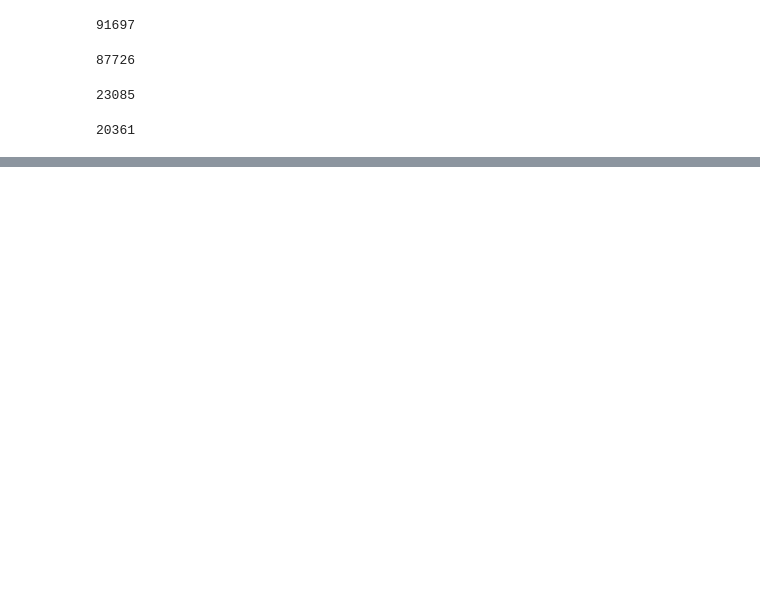
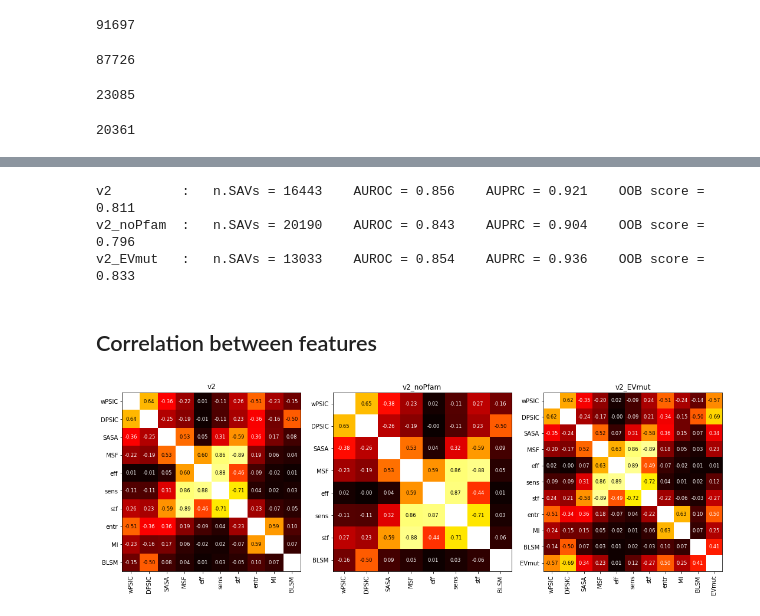
Before and after one commit to prody/rhapsody-tutorials, a Jupyter notebook: 01-RF_training/RF_training.ipynb, the cells around one changed output, grey strips where cells are left out. Drawn from its saved outputs; the diff is of its cells as text; code cells hidden in the pictures; blank space fills up the shorter version.

```diff
--- a/01-RF_training/RF_training.ipynb
+++ b/01-RF_training/RF_training.ipynb
@@ -43,0 +130,3 @@ from rhapsody import *
+# %%
+pph2_predictions = np.load('../00-Training_Dataset/data/PolyPhen2_predictions-ID.npy')
+pph2_predictions.dtype
@@ -43,0 +135,3 @@ from rhapsody import *
+# %%
+# We select the same subset of the Integrated Dataset as the one used for Rhapsody
+pph2_predictions = pph2_predictions[ [SAV in ID['SAV_coords'] for SAV in pph2_predictions['SAV_coords']] ]
@@ -43,0 +168,13 @@ from rhapsody import *
+# %%
+# print summary from Rhapsody training
+for v, s in RF_training_summaries.items():
+    print(f'{v:11}:', f"  n.SAVs = {s['dataset size']}",
+          f"   AUROC = {s['mean AUROC']:.3f}",
+          f"   AUPRC = {s['mean AUPRC']:.3f}",
+          f"   OOB score = {s['mean OOB score']:.3f}")
+# %% [output]
+v2         :   n.SAVs = 16443    AUROC = 0.856    AUPRC = 0.921    OOB score = 0.811
+v2_noPfam  :   n.SAVs = 20190    AUROC = 0.843    AUPRC = 0.904    OOB score = 0.796
+v2_EVmut   :   n.SAVs = 13033    AUROC = 0.854    AUPRC = 0.936    OOB score = 0.833
+# %% [markdown]
+## Correlation between features
@@ -43,0 +196,45 @@ from rhapsody import *
+# %%
+abbrv = {
+    'ANM_MSF-chain': 'MSF',
+    'ANM_effectiveness-chain': 'eff',
+    'ANM_sensitivity-chain': 'sens',
+    'BLOSUM': 'BLSM',
+    'Delta_PSIC': 'DPSIC',
+    'EVmut-DeltaE_epist': 'EVmut',
+    'SASA': 'SASA',
+    'entropy': 'entr',
+    'ranked_MI': 'MI',
+    'stiffness-chain': 'stf',
+    'wt_PSIC': 'wPSIC'}
+# %%
+import matplotlib.pyplot as plt
+
+
+fig, axes = plt.subplots(1, 3, figsize=(15, 5))
+
+for i, (version, Spearm_res) in enumerate(correlations.items()):
+
+    m = Spearm_res[0]
+    ax = axes[i]
+
+    im = ax.imshow(abs(m), cmap='hot', vmin=0, vmax=1)
+    ax.set_title(version)
+
+    # text annotations
+    n = m.shape[0]
+    for i in range(n):
+        for j in range(n):
+            if i==j: continue
+            text = ax.text(j, i, f'{m[i, j]:.2f}', ha="center", va="center",
+                           color="w" if abs(m[i, j])<.5 else "k", fontsize='small')
+
+    labels = [abbrv[f] for f in featsets[version]]
+    ax.set_yticks(range(n))
+    ax.set_yticklabels(labels)
+    ax.set_xticks(range(n))
+    ax.set_xticklabels(labels, rotation='vertical')
+
+plt.tight_layout()
+fig.savefig('figures/correlation_btw_features.png', dpi=300)
+# %% [output]
+[figure, added]
```
Also changed, not shown: parts of 16 cells of this notebook, 3 other files.
